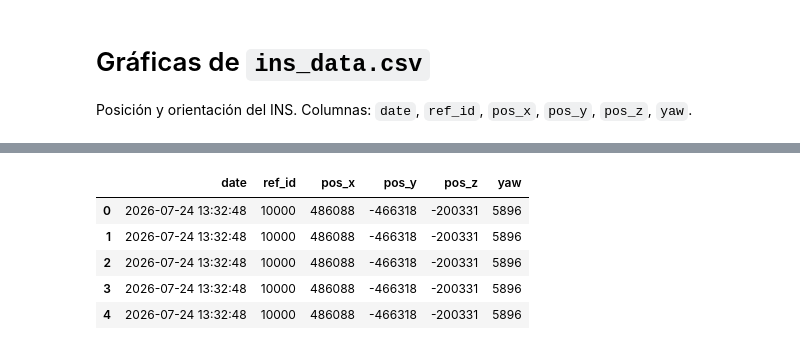
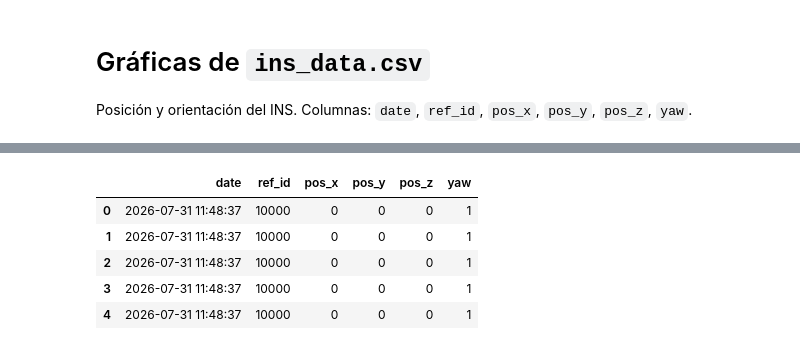
Before and after one commit to JuanAlva/ins_plots, a Jupyter notebook: plot_ins_data.ipynb, the cells around one changed output, grey strips where cells are left out. Drawn from its saved outputs; the diff is of its cells as text; code cells hidden in the pictures.

```diff
--- a/plot_ins_data.ipynb
+++ b/plot_ins_data.ipynb
@@ -7,7 +7,7 @@ Columnas: `date`, `ref_id`, `pos_x`, `pos_y`, `pos_z`, `yaw`.
 import pandas as pd
 import matplotlib.pyplot as plt
 
-df = pd.read_csv('ins_data.csv', parse_dates=['date'])
+df = pd.read_csv('ins_data_prueba_11.csv', parse_dates=['date'])
 print(f"{len(df)} filas | {df['date'].min()} -> {df['date'].max()}")
 print('ref_id:', df['ref_id'].unique())
 df.head()
@@ -16,10 +16,10 @@ df.head()
 ref_id: [10000]
 |  | date | ref_id | pos_x | pos_y | pos_z | yaw |
-| 0 | 2026-07-24 13:32:48 | 10000 | 486088 | -466318 | -200331 | 5896 |
-| 1 | 2026-07-24 13:32:48 | 10000 | 486088 | -466318 | -200331 | 5896 |
-| 2 | 2026-07-24 13:32:48 | 10000 | 486088 | -466318 | -200331 | 5896 |
-| 3 | 2026-07-24 13:32:48 | 10000 | 486088 | -466318 | -200331 | 5896 |
-| 4 | 2026-07-24 13:32:48 | 10000 | 486088 | -466318 | -200331 | 5896 |
+| 0 | 2026-07-31 11:48:37 | 10000 | 0 | 0 | 0 | 1 |
+| 1 | 2026-07-31 11:48:37 | 10000 | 0 | 0 | 0 | 1 |
+| 2 | 2026-07-31 11:48:37 | 10000 | 0 | 0 | 0 | 1 |
+| 3 | 2026-07-31 11:48:37 | 10000 | 0 | 0 | 0 | 1 |
+| 4 | 2026-07-31 11:48:37 | 10000 | 0 | 0 | 0 | 1 |
 # %%
 df[['pos_x', 'pos_y', 'pos_z', 'yaw']].describe()
 # %% [output]
```
Also changed, not shown: parts of 5 cells of this notebook, 27 other files.
